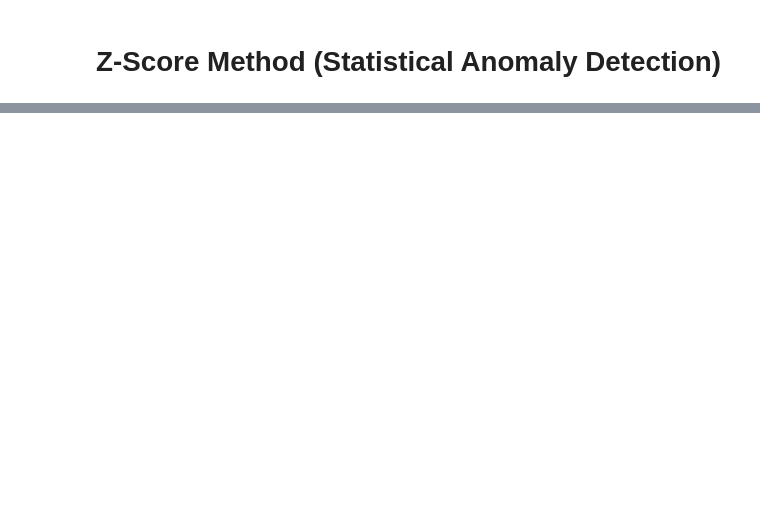
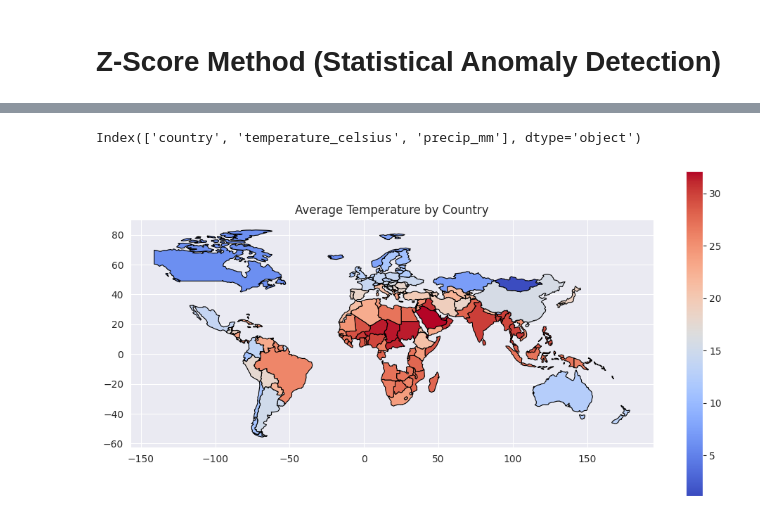
Before and after one commit to MbeleckBerle/pm-data-science, a Jupyter notebook: pm.ipynb, the cells around one changed output, grey strips where cells are left out. Drawn from its saved outputs; the diff is of its cells as text; code cells hidden in the pictures; blank space fills up the shorter version.

```diff
--- a/pm.ipynb
+++ b/pm.ipynb
@@ -422,0 +531,25 @@ Total anomalies detected using Autoencoder: 1174
+# %%
+import geopandas as gpd
+import contextily as ctx
+
+# Load world map from Natural Earth dataset
+world = gpd.read_file("https://naturalearth.s3.amazonaws.com/110m_cultural/ne_110m_admin_0_countries.zip")
+
+# for item in world.columns:
+#     print(item)
+
+# Aggregate weather data by country
+country_weather = df_cleaned.groupby('country')[['temperature_celsius', 'precip_mm']].mean().reset_index()
+print(country_weather.columns)
+
+# Merge with world map data
+world = world.merge(country_weather, left_on="NAME_LONG", right_on="country", how="left")
+
+# Plot temperature distribution
+fig, ax = plt.subplots(1, 1, figsize=(12, 6))
+world.plot(column='temperature_celsius', cmap='coolwarm', linewidth=0.8, edgecolor='black', legend=True, ax=ax)
+plt.title('Average Temperature by Country')
+plt.show()
+# %% [output]
+Index(['country', 'temperature_celsius', 'precip_mm'], dtype='object')
+[figure, added]
```
Also changed, not shown: parts of 15 cells of this notebook, 1 other file.
